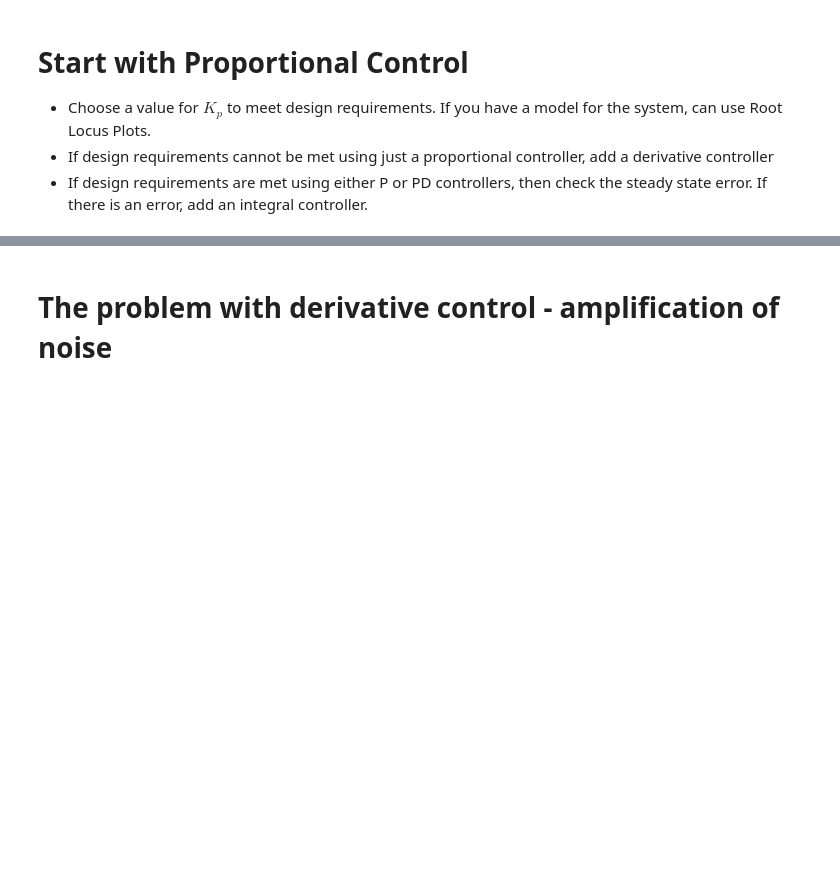
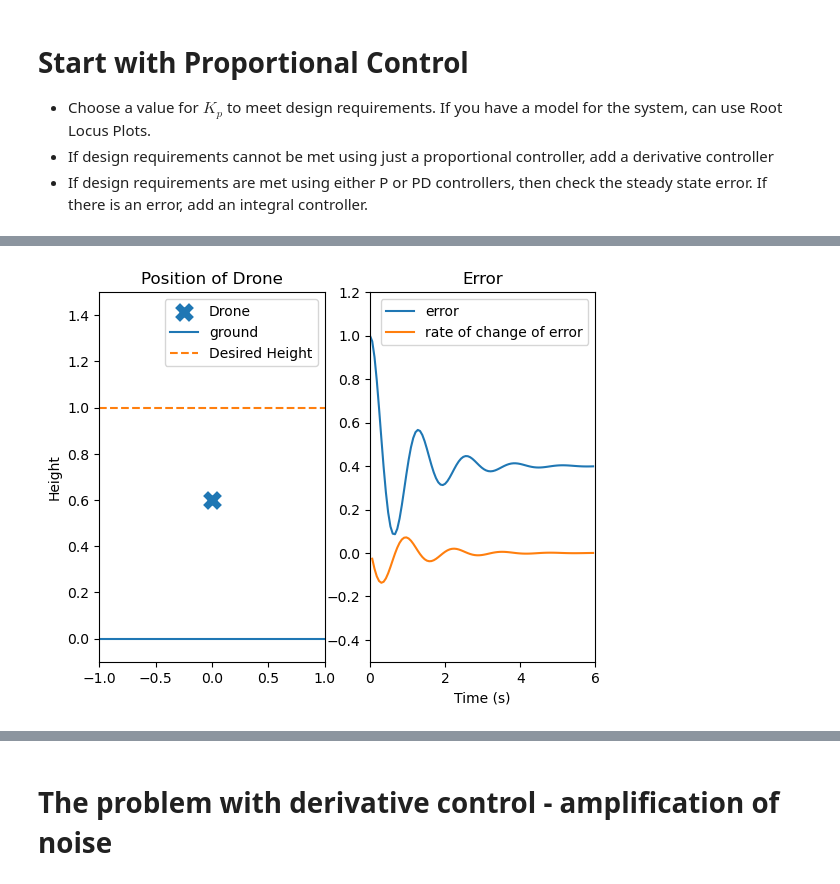
Before and after one commit to arneUofC/Unit-3---PID-control, a Jupyter notebook: Unit 3 - Part 1 - PID control intuition.ipynb, the cells around one changed output, grey strips where cells are left out. Cells and saved outputs as stored; diff of their text form; code cells hidden in the pictures; blank space fills up the shorter version.

```diff
--- a/Unit 3 - Part 1 - PID control intuition.ipynb
+++ b/Unit 3 - Part 1 - PID control intuition.ipynb
@@ -62,0 +312,45 @@ $$
+# %%
+P = ct.tf(1, [1, 2, 10])
+Kp = 15
+K = ct.tf(Kp,1)
+T = P*K/(1+P*K)
+S = 1/(1+P*K)
+
+N = 100
+duration = 6
+t = np.linspace(0,duration,N)
+t,y = ct.step_response(T,T=t)
+t,epsilon = ct.step_response(S,T=t)
+# %%
+# Define the meta data for the movie
+FFMpegWriter = manimation.writers['ffmpeg']
+metadata = dict(title='Proportional Plus Derivative Control of Drone', artist='Matplotlib',
+                comment='visualize rate of change of error when using proportional plus derivative control')
+writer = FFMpegWriter(fps=15, metadata=metadata)
+
+
+fig, ax = plt.subplots(1,2)
+with writer.saving(fig, "proportional_control_change_error_K15.mp4", 100):
+    for ii in range(N):
+        ax[0].clear()
+        ax[0].scatter(0, y[ii], s=100, marker='x', linewidth=5, label='Drone' )
+        ax[0].set_ylim(-0.1,1.5)
+        ax[0].set_xlim(-1,1)
+        ax[0].set_title('Position of Drone')
+        ax[0].set_ylabel('Height')
+        ax[0].plot([-1,1], [0, 0], label='ground')
+        ax[0].plot([-1, 1], [1, 1], '--', label='Desired Height')
+        ax[0].legend()
+        ax[1].clear()
+        ax[1].plot(t[0:ii], epsilon[0:ii], label='error')
+        ax[1].set_xlim(0,duration)
+        ax[1].set_ylim(-0.5,1.2)
+        ax[1].set_title('Error')
+        ax[1].set_xlabel('Time (s)')
+        if ii > 0:
+            ax[1].plot(t[1:ii], epsilon[1:ii]-epsilon[0:ii-1], label='rate of change of error')
+        ax[1].legend()
+
+        writer.grab_frame()
+# %% [output]
+[figure, added]
```
Also changed, not shown: parts of 32 cells of this notebook, 15 other files.
